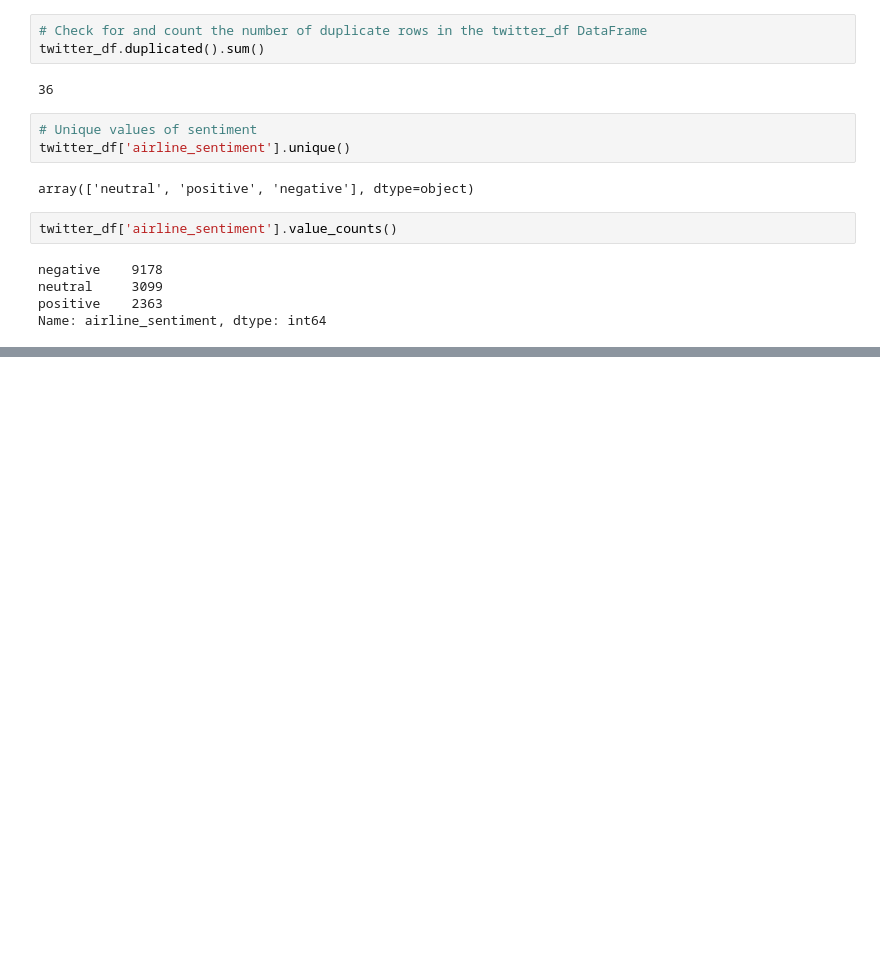
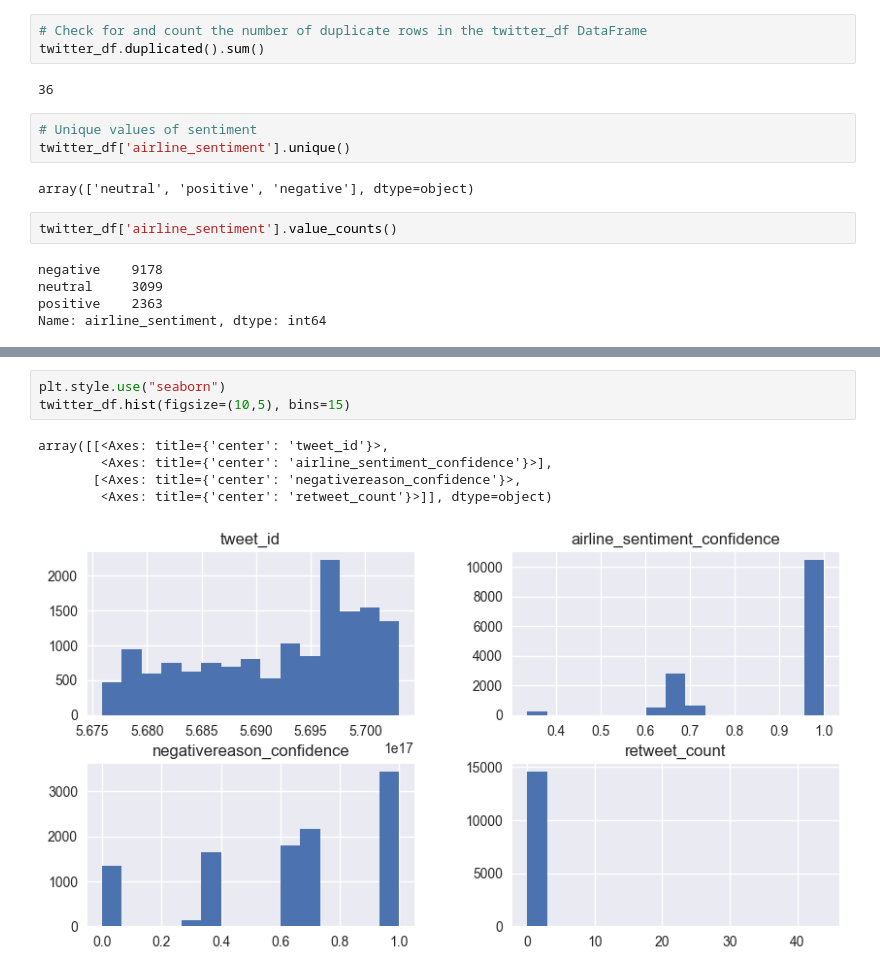
Before and after one commit to muntazir02/maven, a Jupyter notebook: Maven_NLP0_KaggleAirline.ipynb, the cells around one changed output, grey strips where cells are left out. Drawn from its saved outputs; the diff is of its cells as text; blank space fills up the shorter version.

```diff
--- a/Maven_NLP0_KaggleAirline.ipynb
+++ b/Maven_NLP0_KaggleAirline.ipynb
@@ -121,3 +124,12 @@ twitter_df.describe().T
 | airline_sentiment_confidence | 14640.0 | 9.001689e-01 | 1.628300e-01 | 3.350000e-01 | 6.923000e-01 | 1.000000e+00 | 1.000000e+00 | 1.000000e+00 |
 | negativereason_confidence | 10522.0 | 6.382983e-01 | 3.304398e-01 | 0.000000e+00 | 3.606000e-01 | 6.706000e-01 | 1.000000e+00 | 1.000000e+00 |
 | retweet_count | 14640.0 | 8.265027e-02 | 7.457782e-01 | 0.000000e+00 | 0.000000e+00 | 0.000000e+00 | 0.000000e+00 | 4.400000e+01 |
+# %%
+plt.style.use("seaborn")
+twitter_df.hist(figsize=(10,5), bins=15)
+# %% [output]
+array([[<Axes: title={'center': 'tweet_id'}>,
+        <Axes: title={'center': 'airline_sentiment_confidence'}>],
+       [<Axes: title={'center': 'negativereason_confidence'}>,
+        <Axes: title={'center': 'retweet_count'}>]], dtype=object)
+[figure, added]
```
Also changed, not shown: parts of 21 cells of this notebook.
